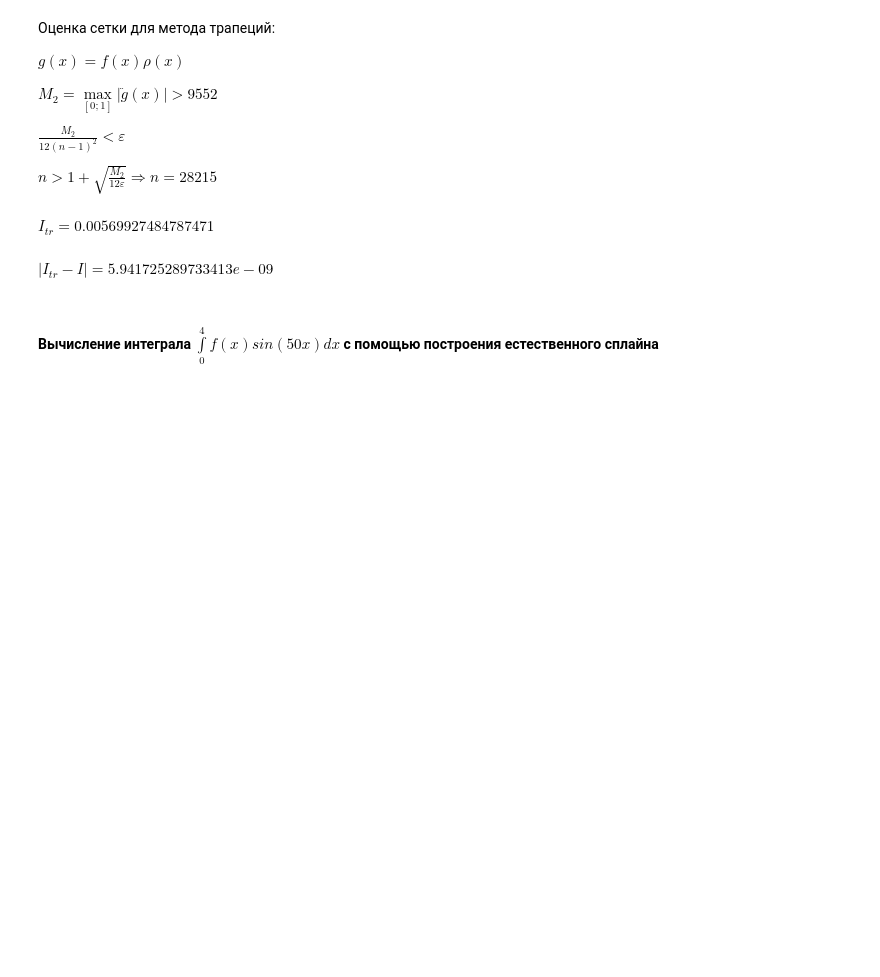
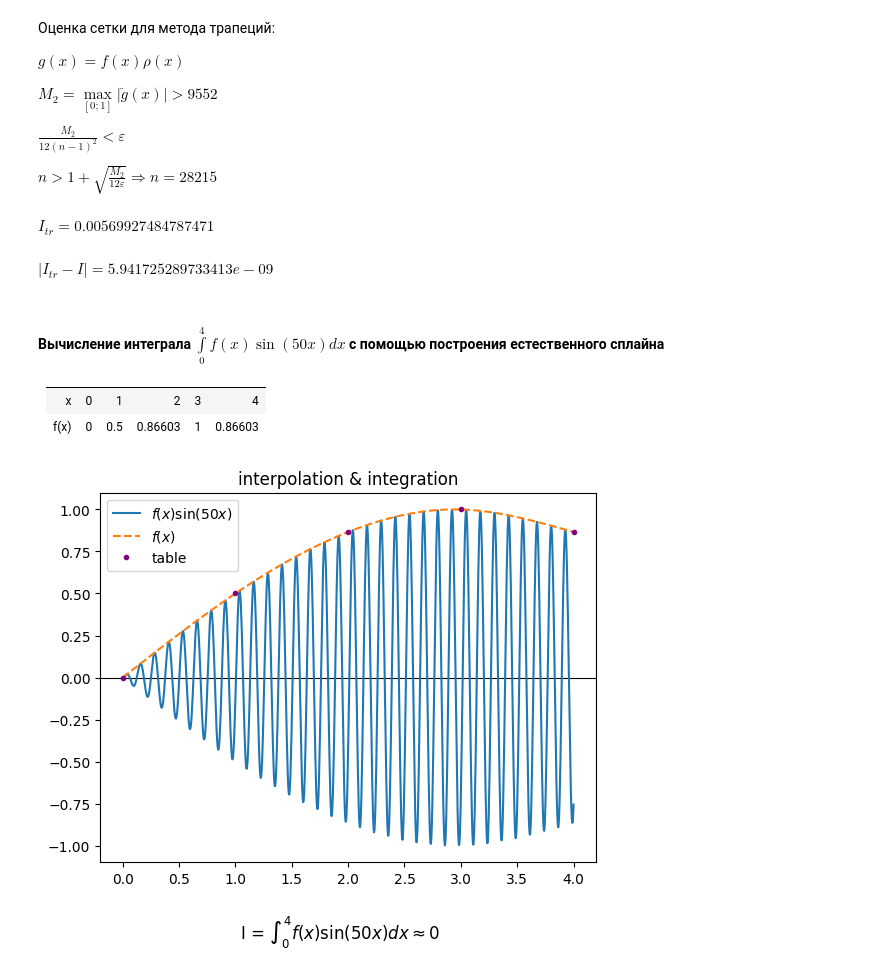
Before and after one commit to VoyakaGOD/computational-mathematics, a Jupyter notebook: numerical-integration.ipynb, the cells around one changed output. Drawn from its saved outputs; the diff is of its cells as text; code cells hidden in the pictures; blank space fills up the shorter version.

Commit message:
lab 5: added plot for third part

```diff
--- a/numerical-integration.ipynb
+++ b/numerical-integration.ipynb
@@ -89,4 +89,10 @@ display(Math(f"|I_{{tr}} - I| = {abs(I_tr - I_0)}"))
 $\displaystyle I_{tr} = 0.00569927484787471$
 $\displaystyle |I_{tr} - I| = 5.941725289733413e-09$
 # %% [markdown]
-#### Вычисление интеграла $\int\limits_0^4 f(x)sin(50x)dx$ с помощью построения естественного сплайна
+#### Вычисление интеграла $\int\limits_0^4 f(x)\sin(50x)dx$ с помощью построения естественного сплайна
+
+
+|   |   |   |   |   |   |
+|---|---|---|---|---|---|
+| x  | 0 | 1  | 2      | 3 | 4       |
+|f(x)| 0 | 0.5|0.86603 | 1 | 0.86603 |
@@ -95,0 +99,23 @@ fs = [0, 0.5, 0.86603, 1, 0.86603]
+# %%
+from splinelib import NaturalSpline
+import matplotlib.pyplot as plt
+
+xs = [0, 1, 2, 3, 4]
+fs = [0, 0.5, 0.86603, 1, 0.86603]
+
+f = NaturalSpline(xs, fs)
+
+g = lambda x: f(x) * sin(50 * x)
+
+outline_xs, outline_ys = apply_grid(f, 1000, 0, 4)
+g_xs, g_ys = apply_grid(g, 1000, 0, 4)
+plt.title("interpolation & integration")
+plt.axhline(0, 0, 5, color='black', linewidth=0.8)
+plt.plot(g_xs, g_ys, label="$f(x)\\sin(50x)$")
+plt.plot(outline_xs, outline_ys, "--", label="$f(x)$")
+plt.plot(xs, fs, ".", color="purple", label="table")
+plt.figtext(0.5, -0.05, f"I = $\\int_0^4 f(x)\\sin(50x)dx \\approx 0$", ha='center', fontsize=12)
+plt.legend()
+plt.show()
+# %% [output]
+[figure, added]
```
Also changed, not shown: parts of 1 cell of this notebook, 1 other file.
